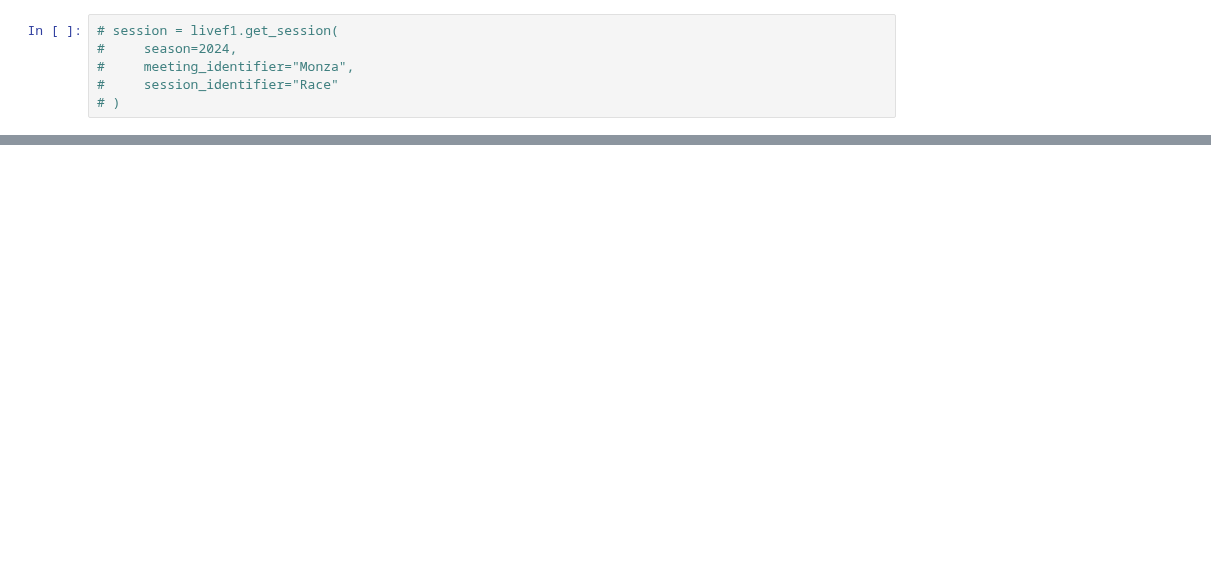
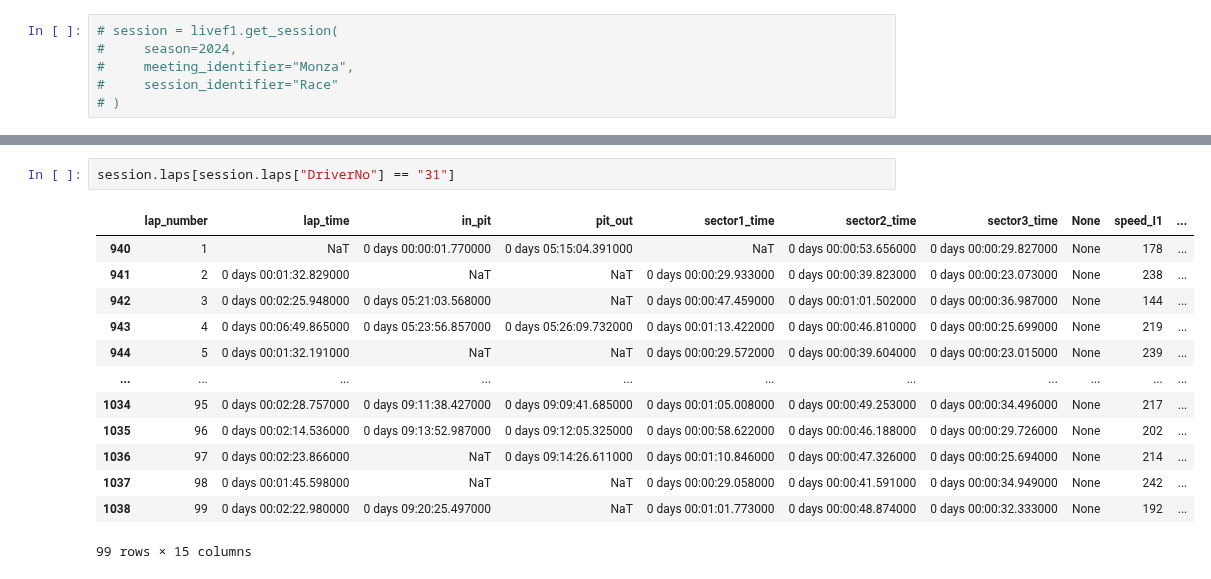
Before and after one commit to GoktugOcal/LiveF1, a Jupyter notebook: test.ipynb, the cells around one changed output, grey strips where cells are left out. Cells and saved outputs as stored; diff of their text form; blank space fills up the shorter version.

```diff
--- a/test.ipynb
+++ b/test.ipynb
@@ -51,0 +82,16 @@ ValueError: cannot reindex on an axis with duplicate labels
+# %%
+session.laps[session.laps["DriverNo"] == "31"]
+# %% [output]
+|  | lap_number | lap_time | in_pit | pit_out | sector1_time | sector2_time | sector3_time | None | speed_I1 | ... |
+| 940 | 1 | NaT | 0 days 00:00:01.770000 | 0 days 05:15:04.391000 | NaT | 0 days 00:00:53.656000 | 0 days 00:00:29.827000 | None | 178 | ... |
+| 941 | 2 | 0 days 00:01:32.829000 | NaT | NaT | 0 days 00:00:29.933000 | 0 days 00:00:39.823000 | 0 days 00:00:23.073000 | None | 238 | ... |
+| 942 | 3 | 0 days 00:02:25.948000 | 0 days 05:21:03.568000 | NaT | 0 days 00:00:47.459000 | 0 days 00:01:01.502000 | 0 days 00:00:36.987000 | None | 144 | ... |
+| 943 | 4 | 0 days 00:06:49.865000 | 0 days 05:23:56.857000 | 0 days 05:26:09.732000 | 0 days 00:01:13.422000 | 0 days 00:00:46.810000 | 0 days 00:00:25.699000 | None | 219 | ... |
+| 944 | 5 | 0 days 00:01:32.191000 | NaT | NaT | 0 days 00:00:29.572000 | 0 days 00:00:39.604000 | 0 days 00:00:23.015000 | None | 239 | ... |
+| ... | ... | ... | ... | ... | ... | ... | ... | ... | ... | ... |
+| 1034 | 95 | 0 days 00:02:28.757000 | 0 days 09:11:38.427000 | 0 days 09:09:41.685000 | 0 days 00:01:05.008000 | 0 days 00:00:49.253000 | 0 days 00:00:34.496000 | None | 217 | ... |
+| 1035 | 96 | 0 days 00:02:14.536000 | 0 days 09:13:52.987000 | 0 days 09:12:05.325000 | 0 days 00:00:58.622000 | 0 days 00:00:46.188000 | 0 days 00:00:29.726000 | None | 202 | ... |
+| 1036 | 97 | 0 days 00:02:23.866000 | NaT | 0 days 09:14:26.611000 | 0 days 00:01:10.846000 | 0 days 00:00:47.326000 | 0 days 00:00:25.694000 | None | 214 | ... |
+| 1037 | 98 | 0 days 00:01:45.598000 | NaT | NaT | 0 days 00:00:29.058000 | 0 days 00:00:41.591000 | 0 days 00:00:34.949000 | None | 242 | ... |
+| 1038 | 99 | 0 days 00:02:22.980000 | 0 days 09:20:25.497000 | NaT | 0 days 00:01:01.773000 | 0 days 00:00:48.874000 | 0 days 00:00:32.333000 | None | 192 | ... |
+99 rows × 15 columns
```
Also changed, not shown: parts of 10 cells of this notebook, 1 other file.
